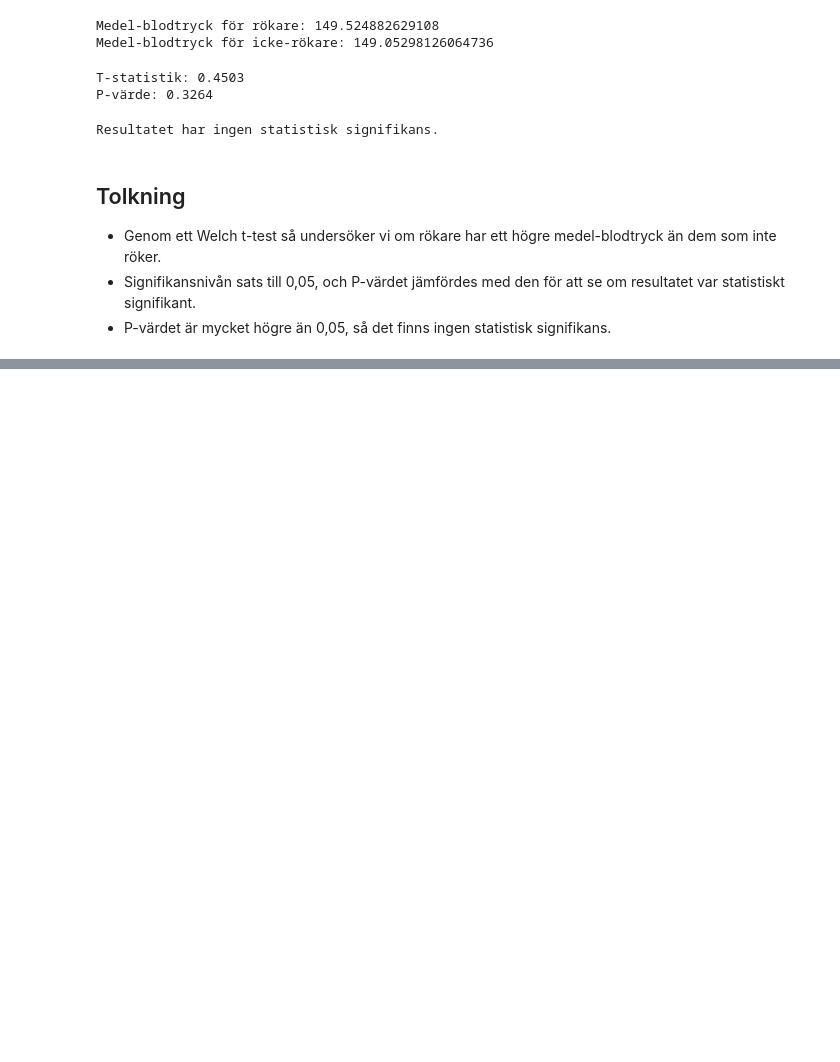
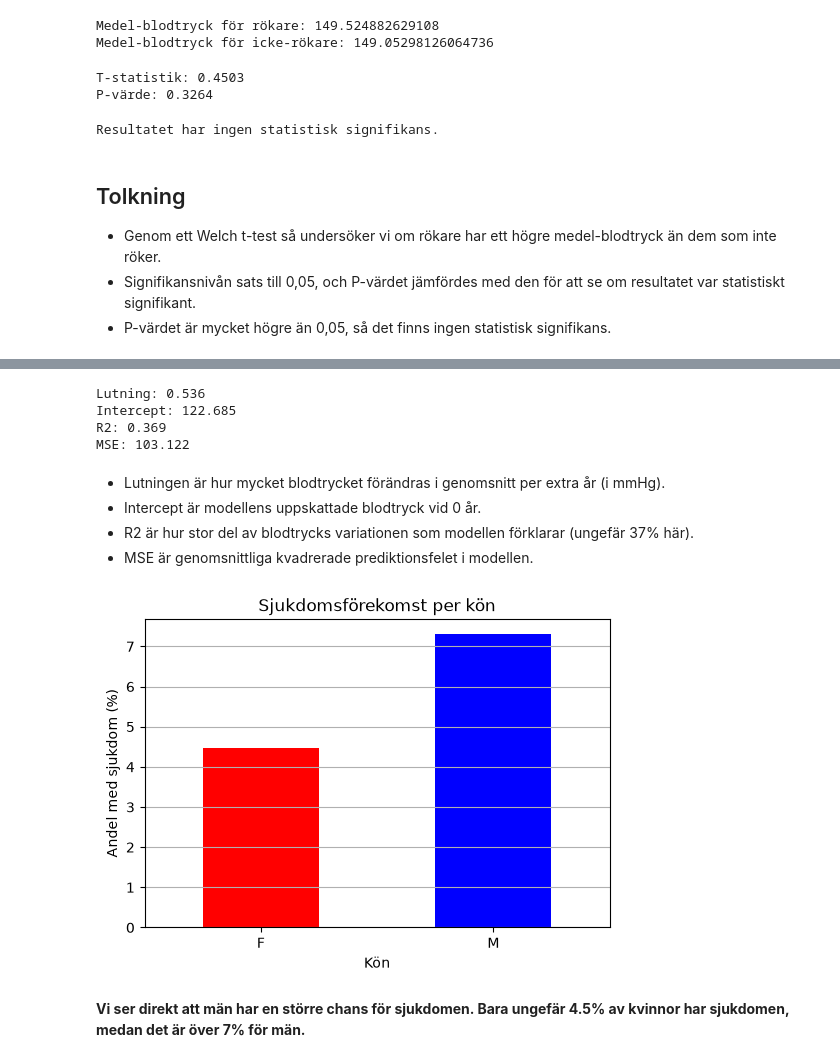
Before and after one commit to charlieDS26/H-lsostudie, a Jupyter notebook: Notebook/Hälsostudie.ipynb, the cells around one changed output, grey strips where cells are left out. Drawn from its saved outputs; the diff is of its cells as text; code cells hidden in the pictures; blank space fills up the shorter version.

Commit message:
Skapade stapeldiagram med sjukdomsförekomst per kön

```diff
--- a/Notebook/Hälsostudie.ipynb
+++ b/Notebook/Hälsostudie.ipynb
@@ -267,0 +264,38 @@ Resultatet har ingen statistisk signifikans.
+# %%
+# Regressions resultat
+
+results = analyzer.regression_results()
+
+for key, value in results.items():
+    print(f"{key}: {value:.3f}")
+# %% [output]
+Lutning: 0.536
+Intercept: 122.685
+R2: 0.369
+MSE: 103.122
+# %% [markdown]
+- Lutningen är hur mycket blodtrycket förändras i genomsnitt per extra år (i mmHg).
+- Intercept är modellens uppskattade blodtryck vid 0 år.
+- R2 är hur stor del av blodtrycks variationen som modellen förklarar (ungefär 37% här).
+- MSE är genomsnittliga kvadrerade prediktionsfelet i modellen.
+# %%
+# Sjukdomsförekomst per kön
+
+sjukdom_per_kön = df.groupby("sex")["disease"].mean() * 100
+
+sjukdom_per_kön.plot(
+    kind="bar",
+    figsize=(6,4),
+    color=["red", "blue"]
+)
+
+plt.title("Sjukdomsförekomst per kön")
+plt.xlabel("Kön")
+plt.ylabel("Andel med sjukdom (%)")
+plt.grid(axis="y")
+plt.xticks(rotation=0)
+plt.show()
+# %% [output]
+[figure, added]
+# %% [markdown]
+**Vi ser direkt att män har en större chans för sjukdomen. Bara ungefär 4.5% av kvinnor har sjukdomen, medan det är över 7%  för män.**
```
Also changed, not shown: parts of 4 cells of this notebook.
